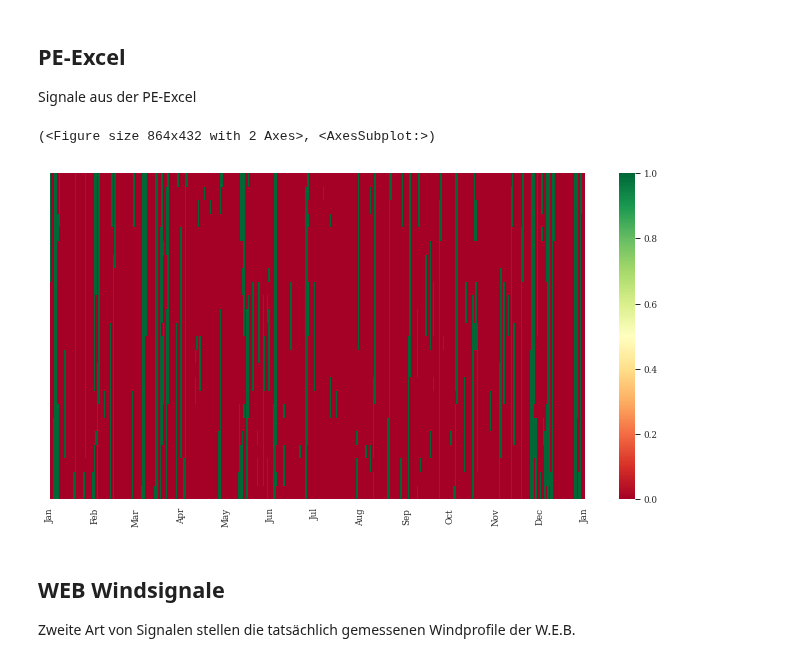
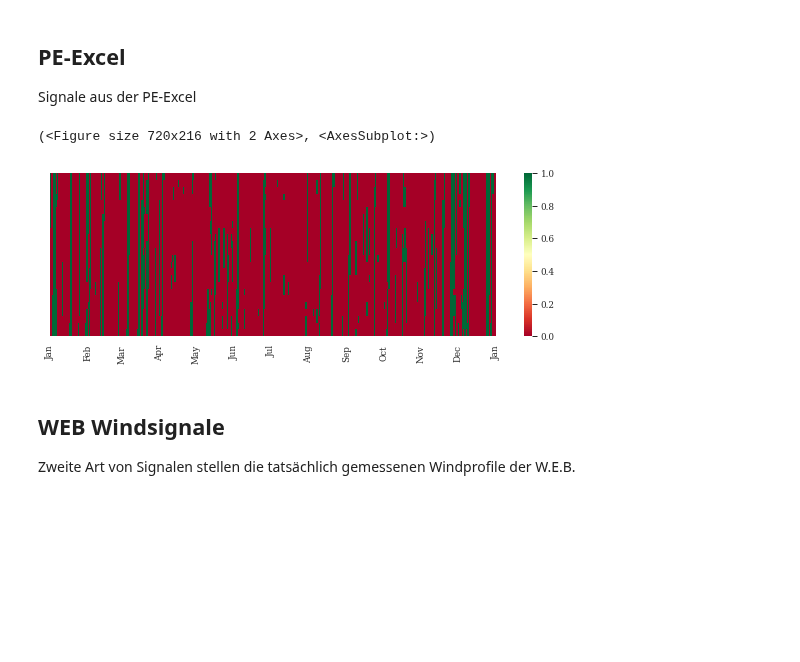
Before and after one commit to simonschaluppe/FLUCCOplus, a Jupyter notebook: notebooks/4.3.4_Signal_Vergleich.ipynb, the cells around one changed output. Drawn from its saved outputs; the diff is of its cells as text; code cells hidden in the pictures; blank space fills up the shorter version.

```diff
--- a/notebooks/4.3.4_Signal_Vergleich.ipynb
+++ b/notebooks/4.3.4_Signal_Vergleich.ipynb
@@ -36,9 +36,9 @@ Signale aus der PE-Excel
 # %%
 source = fps.load_peexcel()
 # %%
-nm = traffo.normalize(source)
-dc = traffo.discretize(nm, separator=0.5, min=0., max=1.)
-fpp.heatmap_figure(dc["Wind 2013"])
+peexcel = traffo.normalize(source)
+peexcel_dc = traffo.discretize(peexcel, separator=0.5, min=0., max=1.)
+fpp.heatmap_figure(peexcel_dc["Wind 2013"], figsize=(10,3))
 # %% [output]
-(<Figure size 864x432 with 2 Axes>, <AxesSubplot:>)
+(<Figure size 720x216 with 2 Axes>, <AxesSubplot:>)
-[figure, old version]
+[figure, new version]
```
Also changed, not shown: parts of 16 cells of this notebook, 3 other files.
